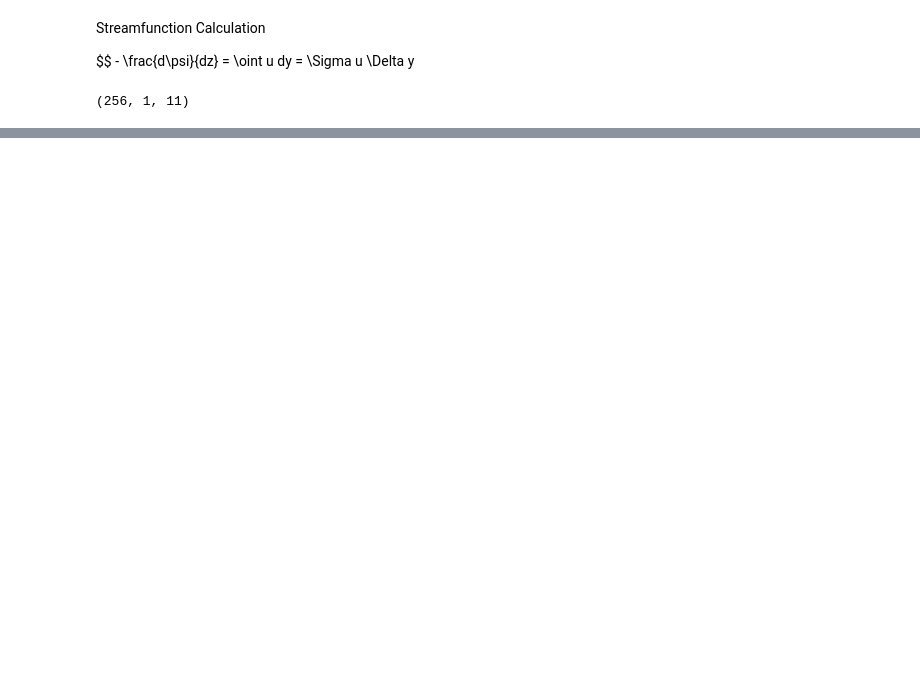
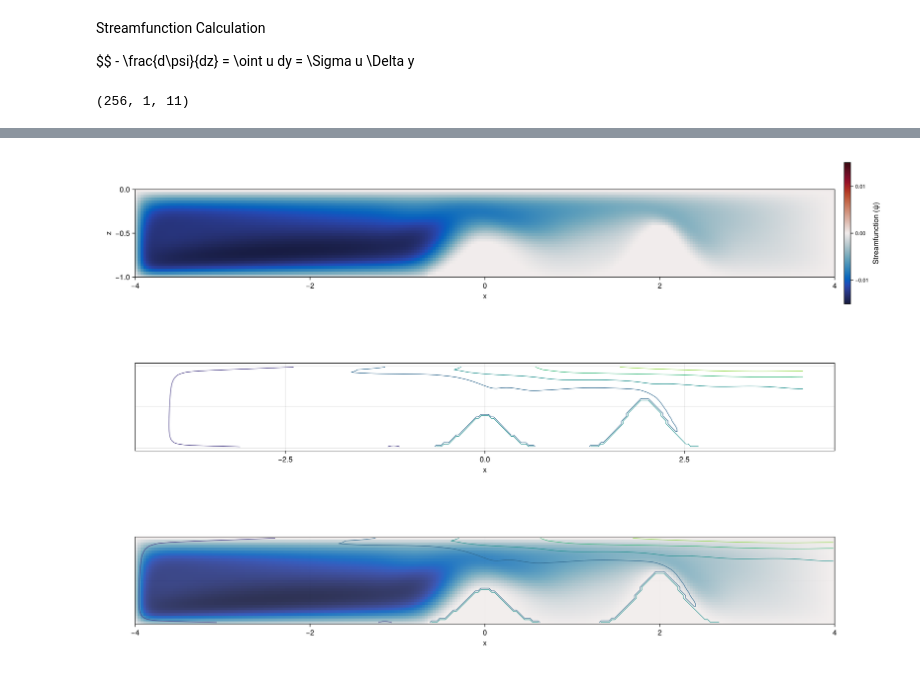
Before and after one commit to ikeshwani/HorizontalConvection, a Jupyter notebook: notebooks/VariableRayleighAnalysis.ipynb, the cells around one changed output, grey strips where cells are left out. Saved outputs shown, nothing was run; the diff lists cells and outputs as text; code cells hidden in the pictures; blank space fills up the shorter version.

```diff
--- a/notebooks/VariableRayleighAnalysis.ipynb
+++ b/notebooks/VariableRayleighAnalysis.ipynb
@@ -191,6 +185,7 @@ Streamfunction Calculation
 $$ - \frac{d\psi}{dz} = \oint u dy = \Sigma u \Delta y
 # %%
 ds_vel = NCDataset("/Users/hfdrake/code/HorizontalConvection/output/turbulent_experiments/Ra_1e6/turbulent_h0.6_Ra1.0e6_HydPresAnom_velocities.nc");
+ds_buoy = NCDataset("/Users/hfdrake/code/HorizontalConvection/output/turbulent_experiments/Ra_1e6/turbulent_h0.6_Ra1.0e6_HydPresAnom_buoyancy.nc");
 # %%
 function integrate_udy(ds)
     x = ds["xC"][4+1:end-4]; Nx = length(x);
@@ -289,0 +291,27 @@ f
+# %%
+x = ds_vel["xC"][4+1:end-4];
+z = ds_vel["zC"][4+1:end-4];
+b_at_t_11 = ds_buoy["b"][4+1:end-4, 1, 4+1:end-4, 11];
+ψ_at_t_11 = ψ[:,:,11]
+
+f = Figure(size=(1500,1000))
+ax1 = Axis(f, aspect = 8, xlabel = "x", ylabel = "z")
+ax2 = Axis(f, aspect = 8, xlabel = "x", ylabel = "z")
+ax3 = Axis(f, aspect = 8, xlabel = "x", ylabel = "z")
+p1 = heatmap!(ax1, x, z, -ψ_at_t_11, colormap=(:balance), colorrange=((-maximum(ψ_at_t_11)), (maximum(ψ_at_t_11))))
+contour!(ax2, x, z, b_at_t_11)
+heatmap!(ax3, x, z, -ψ_at_t_11, colormap=(:balance, 0.9), colorrange=((-maximum(ψ_at_t_11)), (maximum(ψ_at_t_11))))
+contour!(ax3, x, z, b_at_t_11)
+cbar = Colorbar(f, p1, ticklabelsize = 10, label = "Streamfunction (ψ)")
+hideydecorations!(ax2, grid=false)
+hideydecorations!(ax3, grid=false)
+f[1,1] = ax1
+f[1,2] = cbar
+f[2,1] = ax2
+f[3,1] = ax3
+
+f
+#heatmap!(x, z, ψ_at_t_11, colormap=(:balance, 0.5), colorrange=((-maximum(ψ_at_t_11)), (maximum(ψ_at_t_11))))
+#contour!(x, z, b_at_t_11, levels=10)
+# %% [output]
+[figure, added]
```
Also changed, not shown: parts of 18 cells of this notebook.
